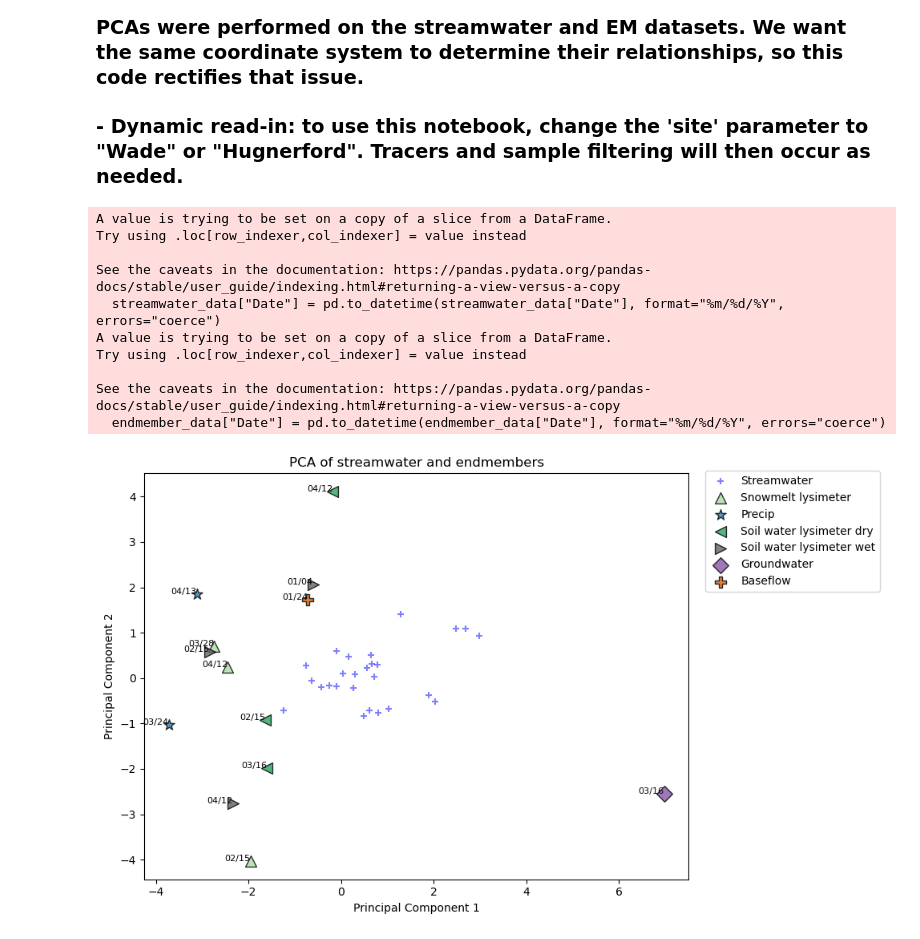
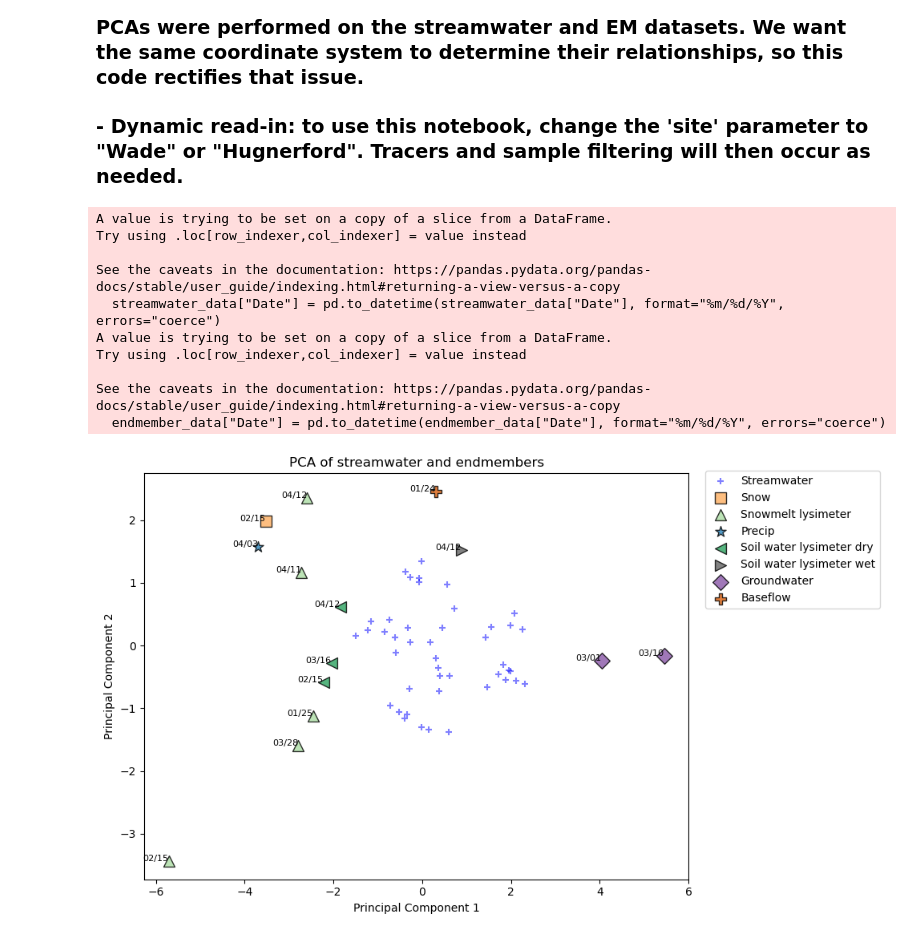
Before and after one commit to MeganEDuffy/EMMA, a Jupyter notebook: EMMA-single-PCA/Wade_Hungerford_2023_PCA_single-PCA.ipynb, the cells around one changed output. Drawn from its saved outputs; the diff is of its cells as text; code cells hidden in the pictures.

```diff
--- a/EMMA-single-PCA/Wade_Hungerford_2023_PCA_single-PCA.ipynb
+++ b/EMMA-single-PCA/Wade_Hungerford_2023_PCA_single-PCA.ipynb
@@ -25,8 +25,8 @@ from sklearn.preprocessing import StandardScaler
 
 # Set the site you want to work on
 # This will be extracted from the entire dataset
-#site = "Wade"
-site = "Hungerford"
+site = "Wade"
+#site = "Hungerford"
 
 # This will modify the selected_parameters in filtering before scaling and PCA
 if site == "Wade":
@@ -104,31 +104,31 @@ endmember_markers = {
 colors = ['#d7191c', '#fdae61', '#abdda4', '#2b83ba', '#2ca25f', '#636363', '#8856a7', '#d95f0e']
 for (etype, color) in zip(endmember_markers.keys(), colors):
     em = combined_data[(combined_data["Type"] == etype)]
     if not em.empty:
         ax.scatter(em["PC1"], em["PC2"],
                    marker=endmember_markers[etype], c=color, edgecolors='black',
                    alpha=0.8, s=100, label=etype)
         # Optional: add date labels
         for _, row in em.iterrows():
             if pd.notnull(row["Date"]):
                 ax.text(row["PC1"], row["PC2"], row["Date"].strftime('%m/%d'), fontsize=8, ha='right')
 
 # Legends and labels
 ax.set_title("PCA of streamwater and endmembers")
 ax.set_xlabel("Principal Component 1")
 ax.set_ylabel("Principal Component 2")
 ax.legend(bbox_to_anchor=(1.02, 1.02), loc="upper left")
 plt.tight_layout()
 plt.show()
 # %% [output]
 A value is trying to be set on a copy of a slice from a DataFrame.
 Try using .loc[row_indexer,col_indexer] = value instead
 
 See the caveats in the documentation: https://pandas.pydata.org/pandas-docs/stable/user_guide/indexing.html#returning-a-view-versus-a-copy
   streamwater_data["Date"] = pd.to_datetime(streamwater_data["Date"], format="%m/%d/%Y", errors="coerce")
 A value is trying to be set on a copy of a slice from a DataFrame.
 Try using .loc[row_indexer,col_indexer] = value instead
 
 See the caveats in the documentation: https://pandas.pydata.org/pandas-docs/stable/user_guide/indexing.html#returning-a-view-versus-a-copy
   endmember_data["Date"] = pd.to_datetime(endmember_data["Date"], format="%m/%d/%Y", errors="coerce")
-[figure, old version]
+[figure, new version]
```
Also changed, not shown: 6 other files.
